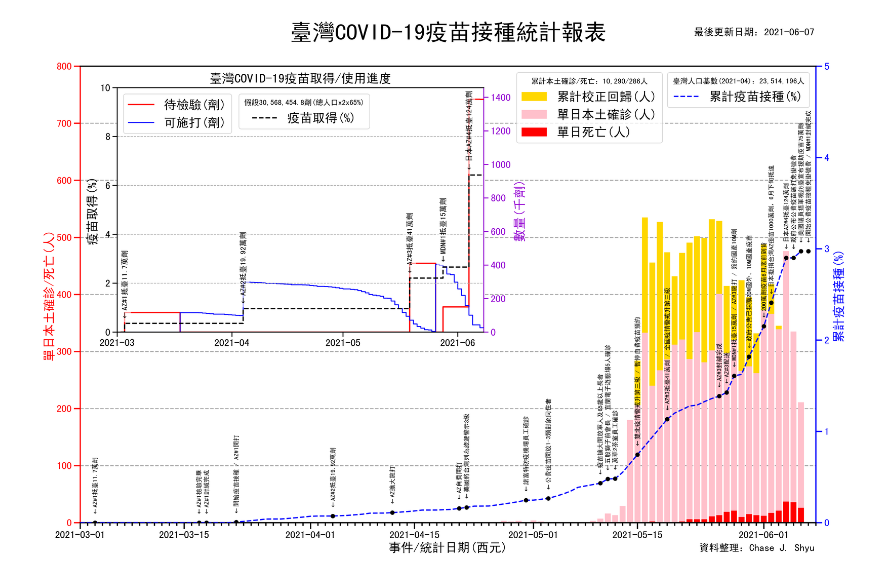
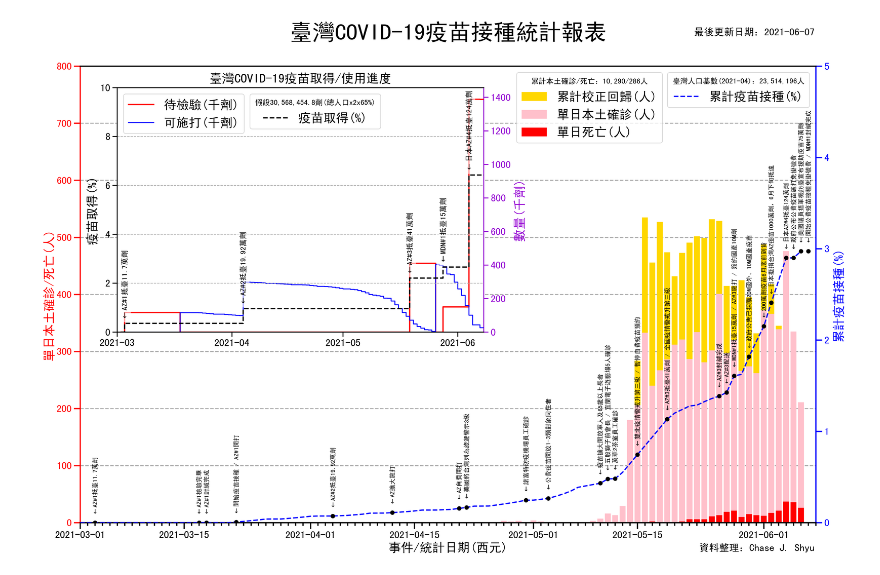
Before and after one commit to chaseshyu/VaccineCOVID19Taiwan, a Jupyter notebook: plotVaccineCOVID19Taiwan.ipynb, the cells around one changed output. Saved outputs shown, nothing was run; the diff lists cells and outputs as text; code cells hidden in the pictures.

```diff
--- a/plotVaccineCOVID19Taiwan.ipynb
+++ b/plotVaccineCOVID19Taiwan.ipynb
@@ -77,8 +77,8 @@ text_sign = '資料整理：Chase J. Shyu'
 label_sub_bottom = '事件日期(西元)'
 label_dose_number = '數量(千劑)'
 label_progress = '疫苗取得(%)'
-label_wait = '待檢驗(劑)'
-label_available = '可施打(劑)'
+label_wait = '待檢驗(千劑)'
+label_available = '可施打(千劑)'
 
 vaccine_color = 'blue'
 death_color = 'red'
@@ -220,32 +220,32 @@ ax_progress.set_title(title_prog,fontsize=label_size,y=1.005)
 ax_progress.yaxis.tick_left()
 ax_progress.yaxis.set_label_position("left")
 ax_progress.set_xlabel(label_sub_bottom,fontsize=label_size)
 ax_progress.set_ylabel(label_progress,fontsize=label_size)
 ax_progress.set_yticks(np.arange(0, prog_ylim_max+.1, prog_y_interval))
 ax_progress.tick_params(axis='y',labelsize=tick_size)
 ax_progress.spines['right'].set_visible(False)
 
 #ax_progress.patch.set_alpha(1)
 #ax_progress.set_zorder(1)
 
 for axis in ['top','bottom','left']:
     ax_progress.spines[axis].set_linewidth(1.5)
 ax_progress.spines['left'].set_color(progress_text_color)
 ax_progress.tick_params(which='major', length=7.5, width=1.5)
 ax_progress.xaxis.set_major_locator(mdates.MonthLocator())
 ax_progress.yaxis.label.set_color(progress_text_color)
 ax_progress.tick_params(axis='y',colors=progress_text_color)
 ax_progress.grid(axis='y',linestyle = '--', linewidth = 1,color='darkgray')
 
 ax_covid.legend(loc=1,bbox_to_anchor=(0.8, 1),fontsize=label_size,title=text_confirmed_amount)
 ax_vaccine.legend(loc=1,bbox_to_anchor=(1, 1),fontsize=label_size,title=text_population)
-ax_progress.legend(loc=2,bbox_to_anchor=(0.315, 1),fontsize=label_size,title=text_vaccine_estimation)
+ax_progress.legend(loc=2,bbox_to_anchor=(0.345, 1),fontsize=label_size,title=text_vaccine_estimation)
 ax_vac_num.legend(loc=2,bbox_to_anchor=(0, 1),fontsize=label_size)
 
 # save figure
 plt.tight_layout()
 plt.savefig('VaccineCOVID19Taiwan-%s.jpg'%df.index[-1].strftime('%Y-%m-%d'),dpi=300)
 plt.show()
 plt.close()
 # %% [output]
-[figure, old version]
+[figure, new version]
```
Also changed, not shown: 1 other file.
